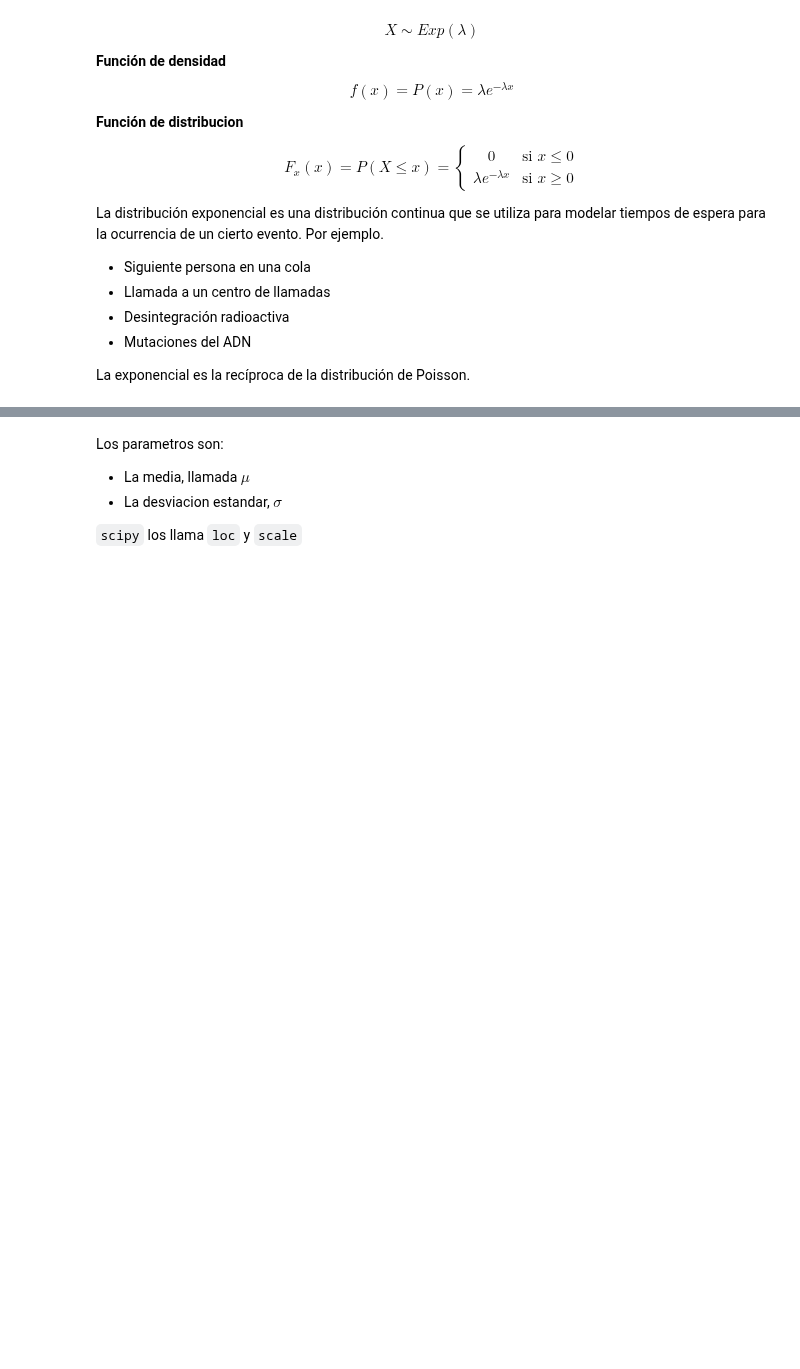
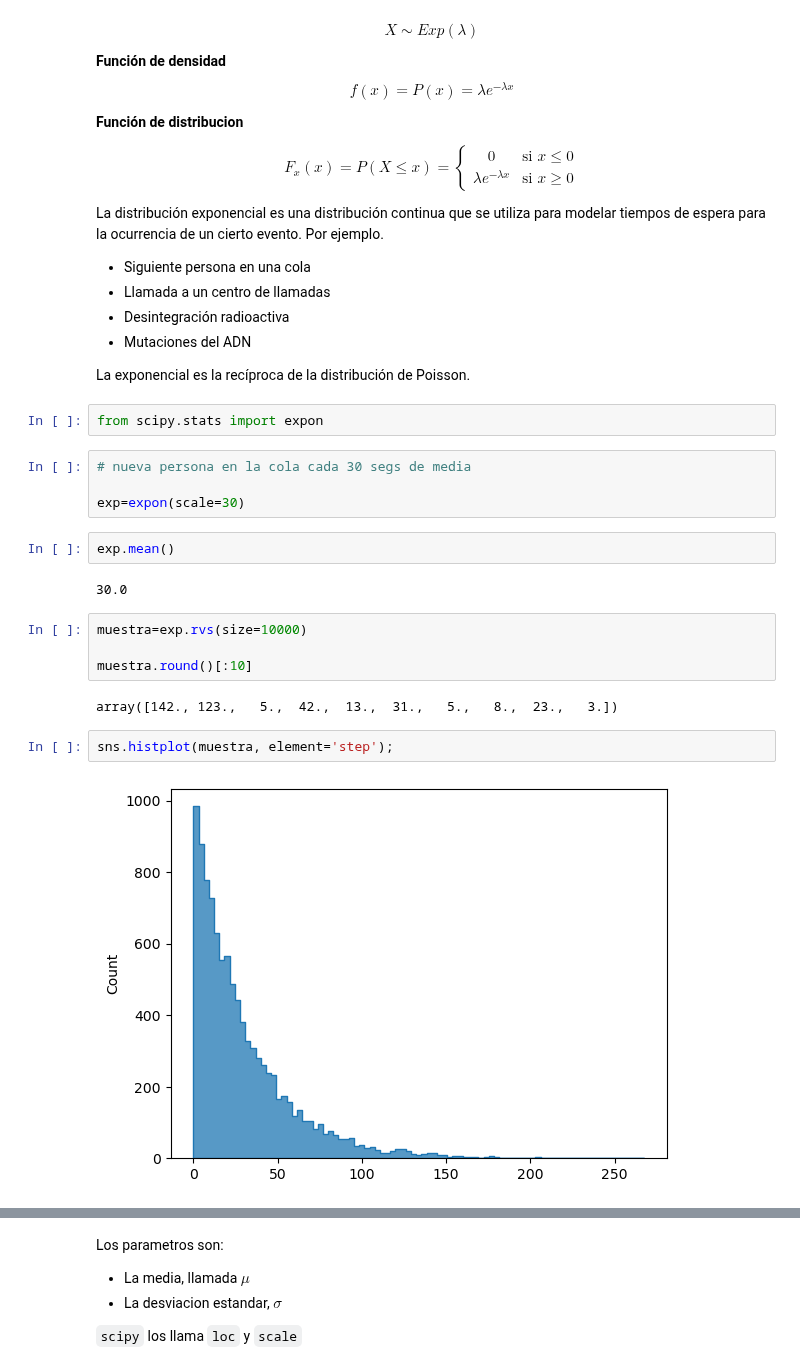
Before and after one commit to Ironhack-Data-Madrid-Enero-2023/apuntes_clase, a Jupyter notebook: semana_6/1.3 - Distribuciones Continuas.ipynb, the cells around one changed output, grey strips where cells are left out. Saved outputs shown, nothing was run; the diff lists cells and outputs as text; blank space fills up the shorter version.

```diff
--- a/semana_6/1.3 - Distribuciones Continuas.ipynb
+++ b/semana_6/1.3 - Distribuciones Continuas.ipynb
@@ -75,6 +148,26 @@ La distribución exponencial es una distribución continua que se utiliza para m
  * Mutaciones del ADN
 
 La exponencial es la recíproca de la distribución de Poisson.
+# %%
+from scipy.stats import expon
+# %%
+# nueva persona en la cola cada 30 segs de media
+
+exp=expon(scale=30)
+# %%
+exp.mean()
+# %% [output]
+30.0
+# %%
+muestra=exp.rvs(size=10000)
+
+muestra.round()[:10]
+# %% [output]
+array([142., 123.,   5.,  42.,  13.,  31.,   5.,   8.,  23.,   3.])
+# %%
+sns.histplot(muestra, element='step');
+# %% [output]
+[figure, added]
 # %% [markdown]
 ### Distribución Normal
 
```
Also changed, not shown: parts of 31 cells of this notebook.
